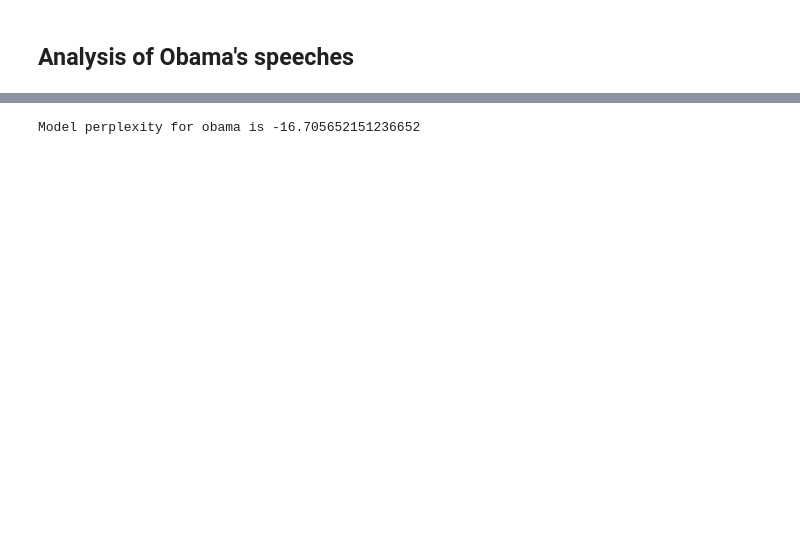
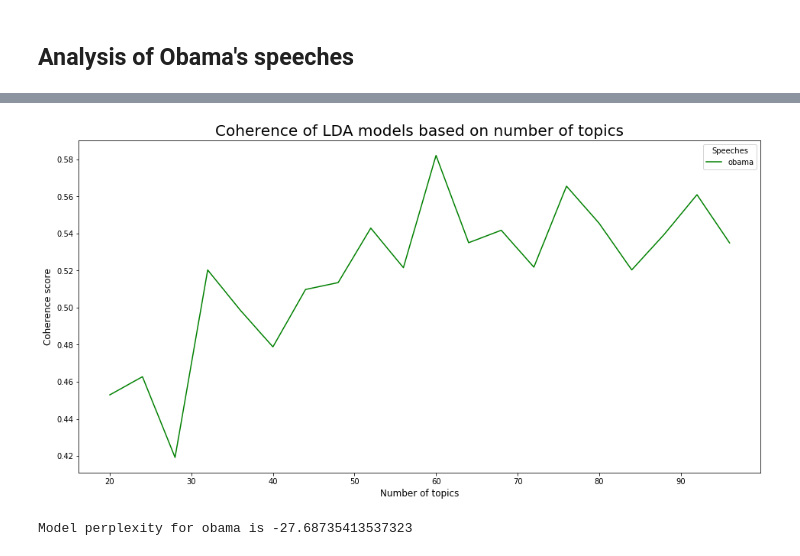
Before and after one commit to Rajesh-Nair/Topic-modelling-on-speeches, a Jupyter notebook: Topic Modelling Model using LDA.ipynb, the cells around one changed output, grey strips where cells are left out. Drawn from its saved outputs; the diff is of its cells as text; code cells hidden in the pictures; blank space fills up the shorter version.

```diff
--- a/Topic Modelling Model using LDA.ipynb
+++ b/Topic Modelling Model using LDA.ipynb
@@ -243,3 +241,15 @@ Columns: [Topic, Freq, Term]
 Index: [], R=30, lambda_step=0.01, plot_opts={'ylab': 'PC2', 'xlab': 'PC1'}, topic_order=[8, 7, 4, 2, 3, 6, 1, 5])
 # %% [markdown]
 ## Analysis of Obama's speeches
+# %%
+# LDA model - evaluate coherence for different number of topics
+num_of_passes = 10
+x = defaultdict(list); y = defaultdict(list); z = defaultdict(list)
+fld = 'obama'
+for num_topics in range(20,101,4) :
+    lda_model = models.LdaModel(corpus_tfidf[fld], id2word=corpus_dict, num_topics=num_topics, passes = num_of_passes,\
+                                  chunksize=100, random_state=123, update_every=1)
+    coherence_model_lda = CoherenceModel(model=lda_model,texts = np.squeeze(textlist[fld]), dictionary=corpus_dict, coherence='c_v')
+    coherence_score = coherence_model_lda.get_coherence()
+    x[fld].append(num_topics) ; y[fld].append(coherence_score)
+    print("{}'s speech : Number of topics is {}, coherence score is {}".format(fld,num_topics,coherence_score))
@@ -246,9 +277,22 @@ Index: [], R=30, lambda_step=0.01, plot_opts={'ylab': 'PC2', 'xlab': 'PC1'}, top
+# %%
+# Plot the coherence
+plt.figure(figsize=(16,8))
+fld = 'obama'
+col = 'green'
+plt.plot(x[fld],y[fld], color=col, label=fld)
+plt.legend(title='Speeches')
+plt.title("Coherence of LDA models based on number of topics", fontsize=20)
+plt.ylabel("Coherence score",fontsize=12)
+plt.xlabel("Number of topics",fontsize=12)
+plt.show()
+# %% [output]
+[figure, added]
 # %%
 # LDA - final model (Obama's speech)
 fld = 'obama'
 num_of_passes = 20
 lda = dict(); num_topics = dict()
-num_topics[fld] = 12
+num_topics[fld] = 60
 num_words = 15
 
 lda[fld] = models.LdaModel(corpus_tfidf[fld], id2word=corpus_dict, num_topics=num_topics[fld], passes = num_of_passes,\
@@ -256,7 +300,7 @@ lda[fld] = models.LdaModel(corpus_tfidf[fld], id2word=corpus_dict, num_topics=nu
 model_perplexity = lda_model.log_perplexity(corpus_tfidf[fld])
 print("Model perplexity for {} is {}".format(fld,model_perplexity))
 # %% [output]
-Model perplexity for obama is -16.705652151236652
+Model perplexity for obama is -27.68735413537323
 # %%
 # Analyse the topic distribution of speeches by Obama
 fld='obama'
```
Also changed, not shown: parts of 14 cells of this notebook, 4 other files.
